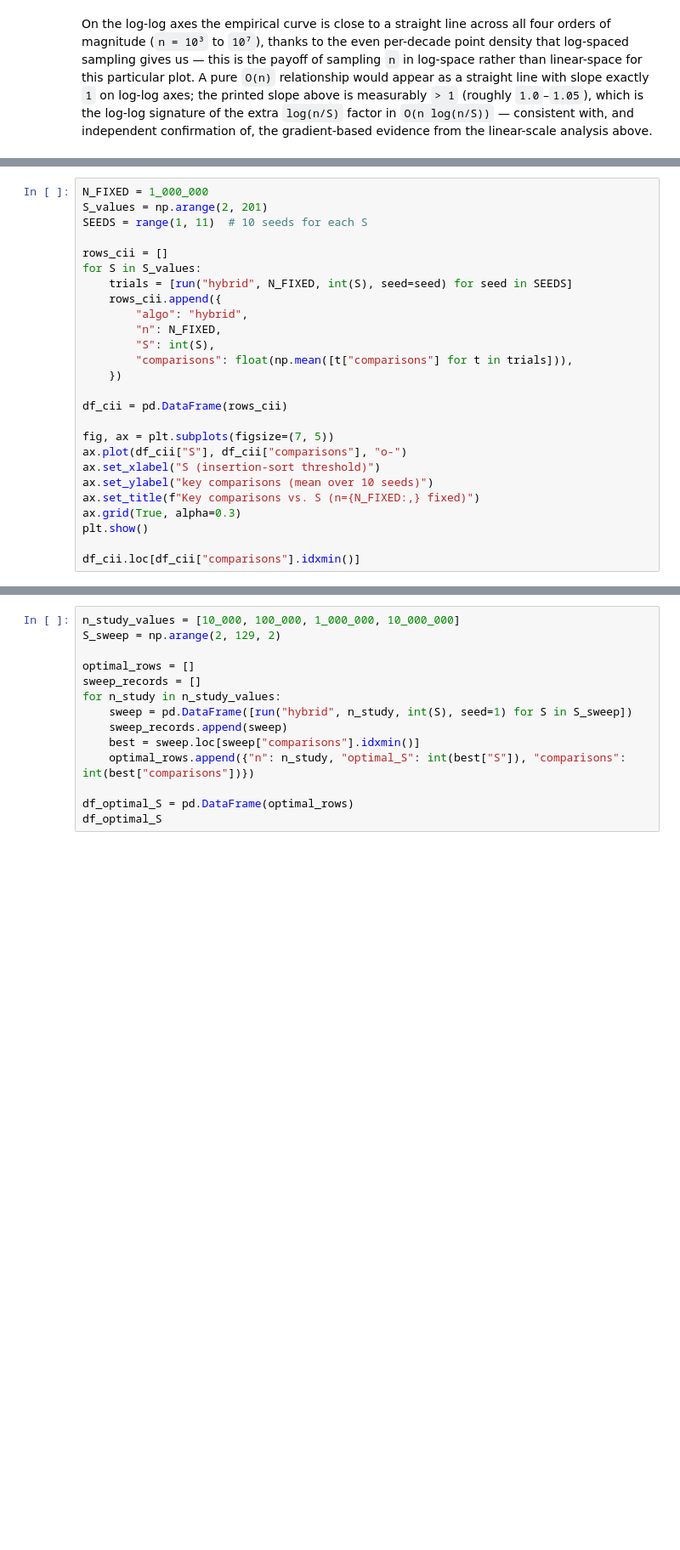
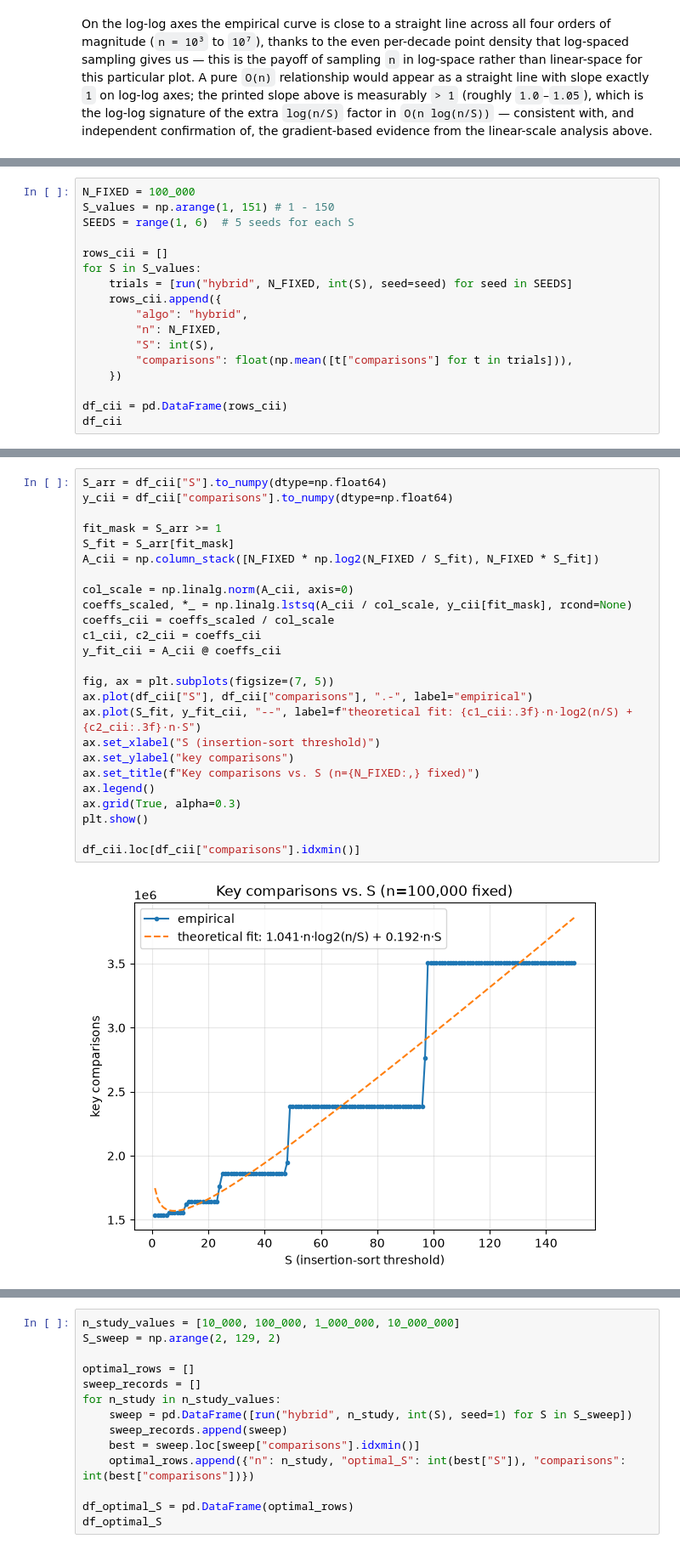
Before and after one commit to wheyy/merge-insertion-hybrid, a Jupyter notebook: analysis.ipynb, the cells around one changed output, grey strips where cells are left out. Shown at 85% size. Saved outputs shown, nothing was run; the diff lists cells and outputs as text; blank space fills up the shorter version.

```diff
--- a/analysis.ipynb
+++ b/analysis.ipynb
@@ -380,7 +383,7 @@ For a fixed `n`,
 # %%
-N_FIXED = 1_000_000
-S_values = np.arange(2, 201)
-SEEDS = range(1, 11)  # 10 seeds for each S
+N_FIXED = 100_000
+S_values = np.arange(1, 151) # 1 - 150
+SEEDS = range(1, 6)  # 5 seeds for each S
 
 rows_cii = []
 for S in S_values:
@@ -393,13 +396,4 @@ for S in S_values:
     })
 
 df_cii = pd.DataFrame(rows_cii)
-
-fig, ax = plt.subplots(figsize=(7, 5))
-ax.plot(df_cii["S"], df_cii["comparisons"], "o-")
-ax.set_xlabel("S (insertion-sort threshold)")
-ax.set_ylabel("key comparisons (mean over 10 seeds)")
-ax.set_title(f"Key comparisons vs. S (n={N_FIXED:,} fixed)")
-ax.grid(True, alpha=0.3)
-plt.show()
-
-df_cii.loc[df_cii["comparisons"].idxmin()]
+df_cii
@@ -405,0 +414,27 @@ df_cii.loc[df_cii["comparisons"].idxmin()]
+# %%
+S_arr = df_cii["S"].to_numpy(dtype=np.float64)
+y_cii = df_cii["comparisons"].to_numpy(dtype=np.float64)
+
+fit_mask = S_arr >= 1
+S_fit = S_arr[fit_mask]
+A_cii = np.column_stack([N_FIXED * np.log2(N_FIXED / S_fit), N_FIXED * S_fit])
+
+col_scale = np.linalg.norm(A_cii, axis=0)
+coeffs_scaled, *_ = np.linalg.lstsq(A_cii / col_scale, y_cii[fit_mask], rcond=None)
+coeffs_cii = coeffs_scaled / col_scale
+c1_cii, c2_cii = coeffs_cii
+y_fit_cii = A_cii @ coeffs_cii
+
+fig, ax = plt.subplots(figsize=(7, 5))
+ax.plot(df_cii["S"], df_cii["comparisons"], ".-", label="empirical")
+ax.plot(S_fit, y_fit_cii, "--", label=f"theoretical fit: {c1_cii:.3f}·n·log2(n/S) + {c2_cii:.3f}·n·S")
+ax.set_xlabel("S (insertion-sort threshold)")
+ax.set_ylabel("key comparisons")
+ax.set_title(f"Key comparisons vs. S (n={N_FIXED:,} fixed)")
+ax.legend()
+ax.grid(True, alpha=0.3)
+plt.show()
+
+df_cii.loc[df_cii["comparisons"].idxmin()]
+# %% [output]
+[figure, added]
```
Also changed, not shown: parts of 9 cells of this notebook, 2 other files.
